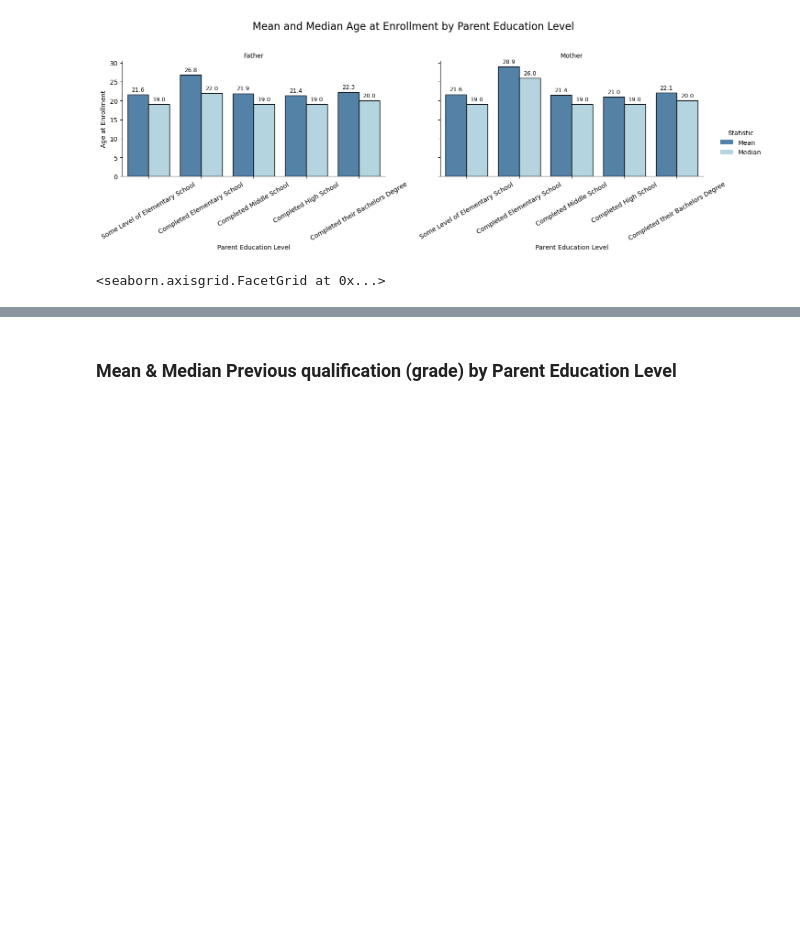
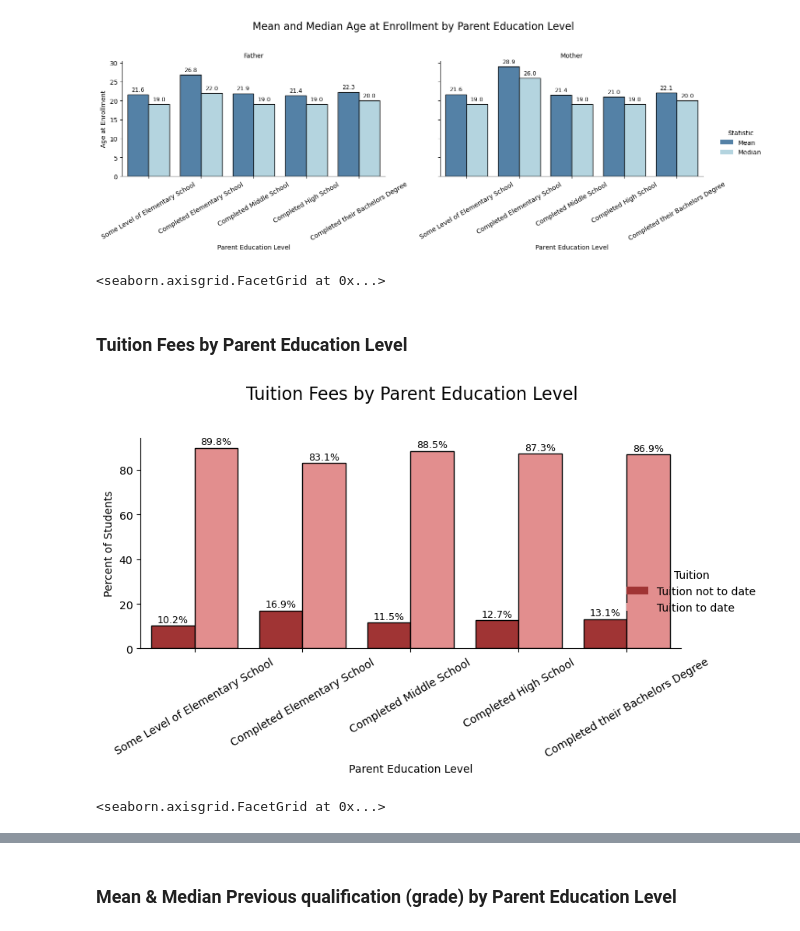
Before and after one commit to UCB-stat-159-f25/final-shrija-owen-allison, a Jupyter notebook: parent_eda.ipynb, the cells around one changed output, grey strips where cells are left out. Saved outputs shown, nothing was run; the diff lists cells and outputs as text; code cells hidden in the pictures; blank space fills up the shorter version.

Commit message:
Finished parent_eda.ipynb

```diff
--- a/parent_eda.ipynb
+++ b/parent_eda.ipynb
@@ -1189,3 +862,42 @@ plot_bar(
 # %% [output]
 [figure]
 <seaborn.axisgrid.FacetGrid at 0x...>
+# %% [markdown]
+### Tuition Fees by Parent Education Level
+# %%
+# For Both of the Figures
+
+# Prepare long "Tuition" DataFrame
+long_tuition = make_long(clean_sd, 'Tuition')
+long_tuition = long_tuition[
+    (long_tuition["Edu_code"].isin(EDU_LABELS.keys())) &
+    (long_tuition['Tuition'].isin([0, 1]))
+]
+# Mapping the dataframe to the correct labels
+long_tuition = map_and_order_edu(long_tuition, labels=EDU_LABELS, order=EDU_ORDER)
+
+# Map 0/1 to readable labels
+long_tuition['Tuition'] = long_tuition['Tuition'].map({
+    1: "Tuition to date",
+    0: "Tuition not to date"
+})
+# Computing the percentages for all of the bars
+counts_tuition = compute_percent(long_tuition, target_col='Tuition')
+# %%
+# Plotting
+plot_bar(
+    counts_tuition,
+    x="Education Level",
+    y="Percent",
+    hue='Tuition',
+    palette=TUITION_PALETTE,
+    title="Tuition Fees by Parent Education Level",
+    ylabel="Percent of Students",
+    xlabel="Parent Education Level",
+    show_values=True,
+    percent=True,
+    save_path=outputs_dir / "tuition_fees_by_parent_education.png"
+)
+# %% [output]
+[figure, added]
+<seaborn.axisgrid.FacetGrid at 0x...>
```
Also changed, not shown: parts of 46 cells of this notebook.
